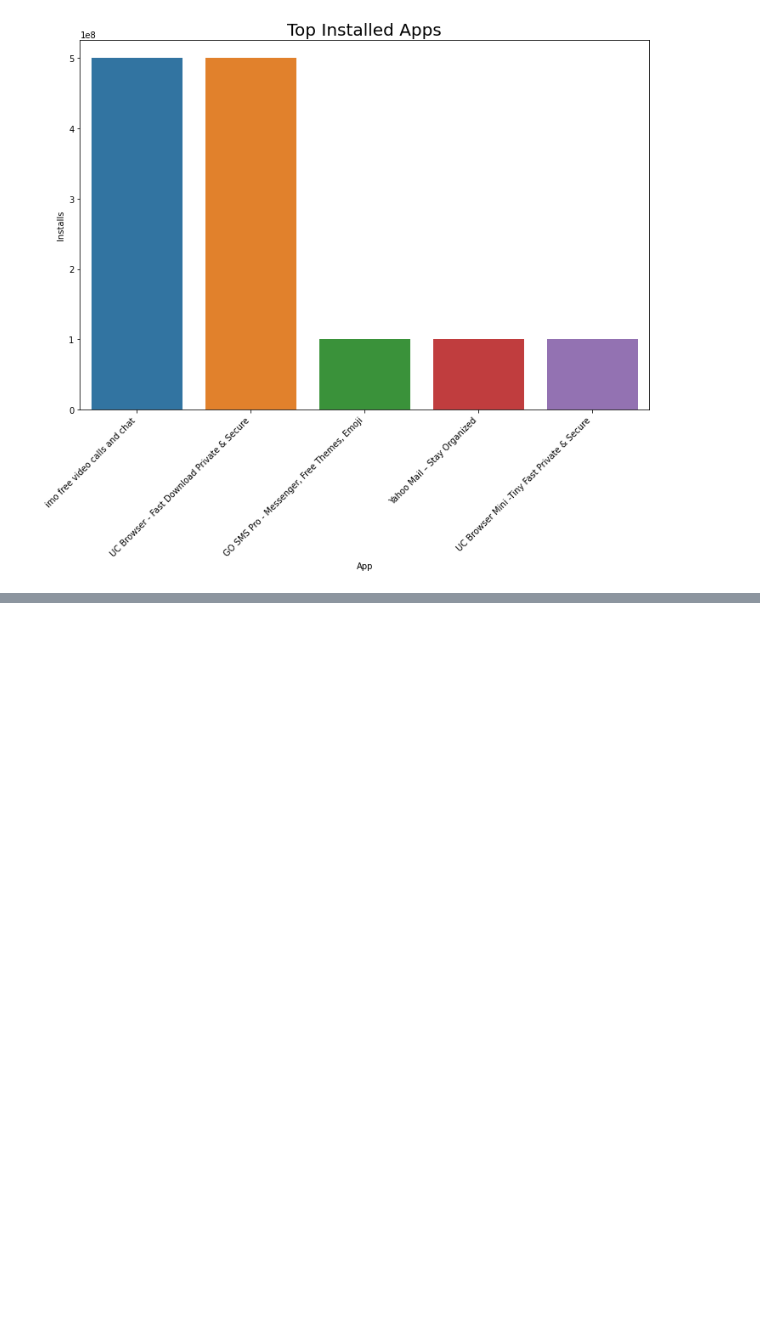
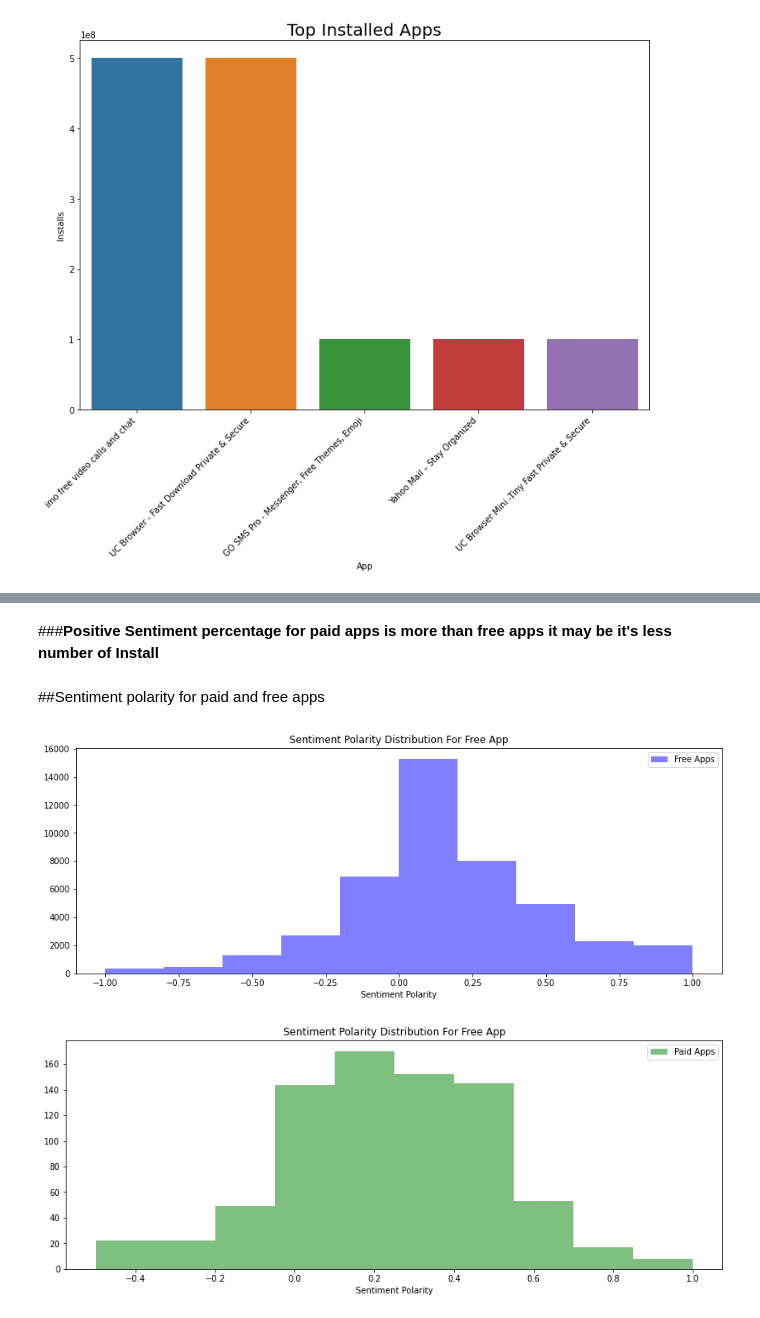
Before and after one commit to lawish/EDA_Team_notebook, a Jupyter notebook: Self_EDA_notebook_Capstone_Project.ipynb, the cells around one changed output, grey strips where cells are left out. Cells and saved outputs as stored; diff of their text form; code cells hidden in the pictures; blank space fills up the shorter version.

```diff
--- a/Self_EDA_notebook_Capstone_Project.ipynb
+++ b/Self_EDA_notebook_Capstone_Project.ipynb
@@ -306,0 +411,21 @@ top_apps_in_category('COMMUNICATION')
+# %% [markdown]
+###**Positive Sentiment percentage for paid apps is more than free apps it may be it's less number of Install**
+# %% [markdown]
+##Sentiment polarity for paid and free apps
+# %%
+plt.figure(figsize=(14,5))
+plt.hist(free_apps["Sentiment_Polarity"], color="blue",alpha=.5, label="Free Apps")
+plt.title('Sentiment Polarity Distribution For Free App')
+plt.xlabel('Sentiment Polarity')
+plt.legend(loc='upper right')
+plt.show()
+print("\n")
+plt.figure(figsize=(14,5))
+plt.hist(paid_apps["Sentiment_Polarity"], color="green",alpha=.5, label="Paid Apps")
+plt.title('Sentiment Polarity Distribution For Free App')
+plt.xlabel('Sentiment Polarity')
+plt.legend(loc='upper right')
+plt.show()
+# %% [output]
+[figure, added]
+[figure, added]
```
Also changed, not shown: parts of 16 cells of this notebook.
